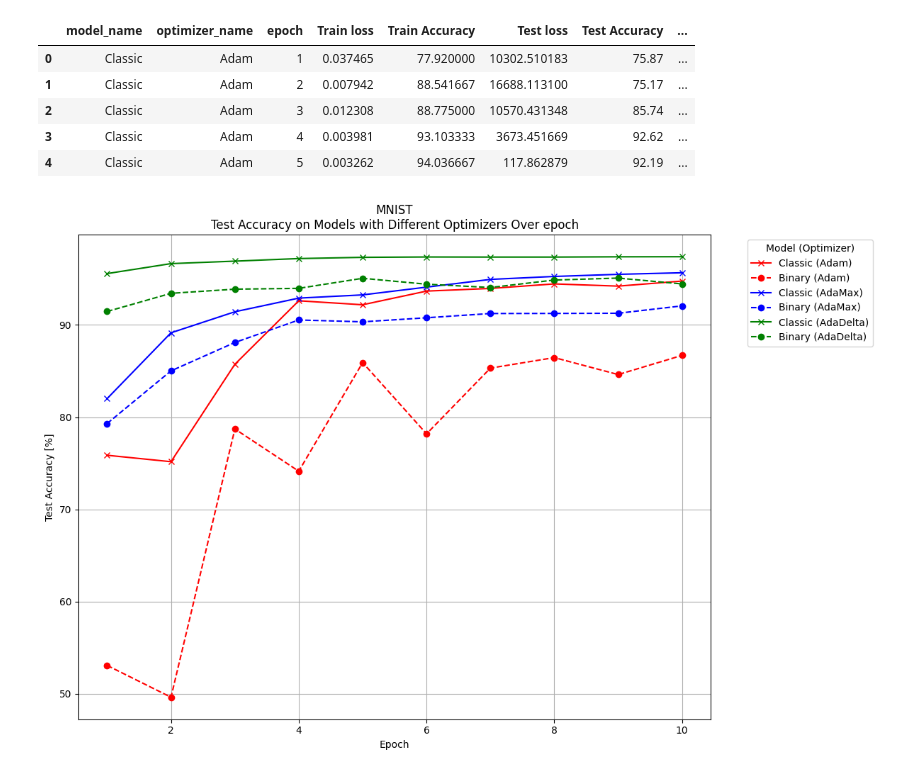
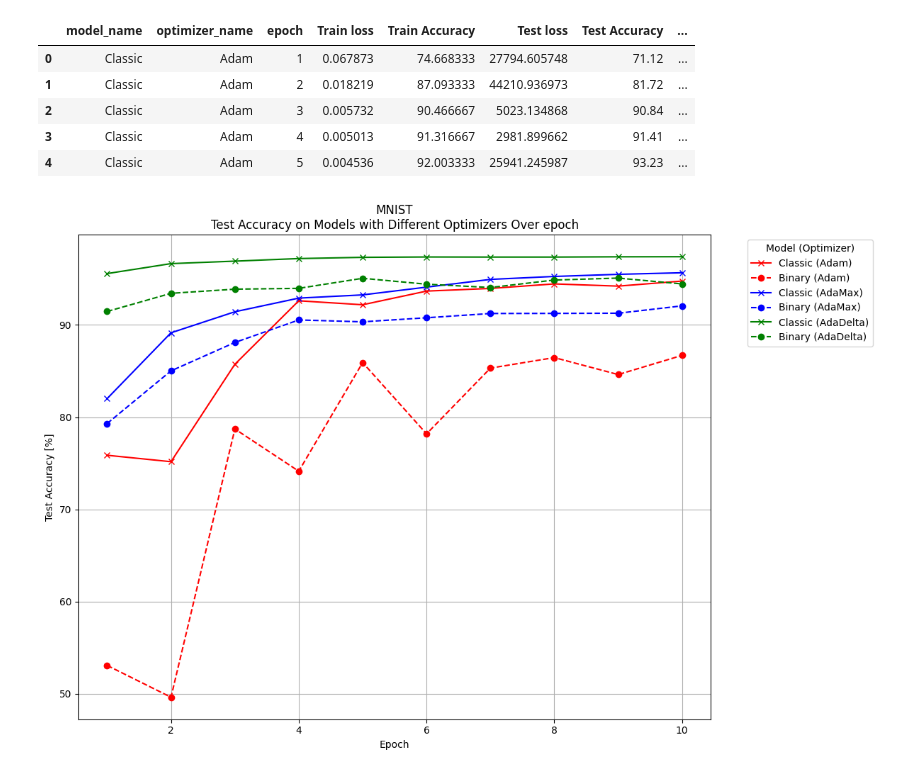
Before and after one commit to LJaremek/OptimizationDataAnalysis-MINI, a Jupyter notebook: mlp-mnist/mnist_plots.ipynb, the cells around one changed output. Drawn from its saved outputs; the diff is of its cells as text; code cells hidden in the pictures.

```diff
--- a/mlp-mnist/mnist_plots.ipynb
+++ b/mlp-mnist/mnist_plots.ipynb
@@ -3,21 +3,21 @@ import pandas as pd
 
 from cifar10_tools import plot_models_optimizers
 # %%
-df = pd.read_csv("mnist_experiment_results.csv")
+df = pd.read_csv("./mnist_experiments_results2_.csv")
 df = df.rename(columns={"test_acc": "Test Accuracy"})
 df = df.rename(columns={"train_acc": "Train Accuracy"})
 df = df.rename(columns={"train_loss": "Train loss"})
 df = df.rename(columns={"test_loss": "Test loss"})
 df = df.rename(columns={"epoch_time": "Epoch time"})
 
 display(df.head())
 # %% [output]
 |  | model_name | optimizer_name | epoch | Train loss | Train Accuracy | Test loss | Test Accuracy | ... |
-| 0 | Classic | Adam | 1 | 0.037465 | 77.920000 | 10302.510183 | 75.87 | ... |
-| 1 | Classic | Adam | 2 | 0.007942 | 88.541667 | 16688.113100 | 75.17 | ... |
-| 2 | Classic | Adam | 3 | 0.012308 | 88.775000 | 10570.431348 | 85.74 | ... |
-| 3 | Classic | Adam | 4 | 0.003981 | 93.103333 | 3673.451669 | 92.62 | ... |
-| 4 | Classic | Adam | 5 | 0.003262 | 94.036667 | 117.862879 | 92.19 | ... |
+| 0 | Classic | Adam | 1 | 0.067873 | 74.668333 | 27794.605748 | 71.12 | ... |
+| 1 | Classic | Adam | 2 | 0.018219 | 87.093333 | 44210.936973 | 81.72 | ... |
+| 2 | Classic | Adam | 3 | 0.005732 | 90.466667 | 5023.134868 | 90.84 | ... |
+| 3 | Classic | Adam | 4 | 0.005013 | 91.316667 | 2981.899662 | 91.41 | ... |
+| 4 | Classic | Adam | 5 | 0.004536 | 92.003333 | 25941.245987 | 93.23 | ... |
 # %%
 plot_models_optimizers(df, "MNIST", "epoch", "Test Accuracy", y_unit="[%]")
 plot_models_optimizers(df, "MNIST", "epoch", "Train Accuracy", y_unit="[%]")
```
Also changed, not shown: parts of 7 cells of this notebook, 10 other files.
